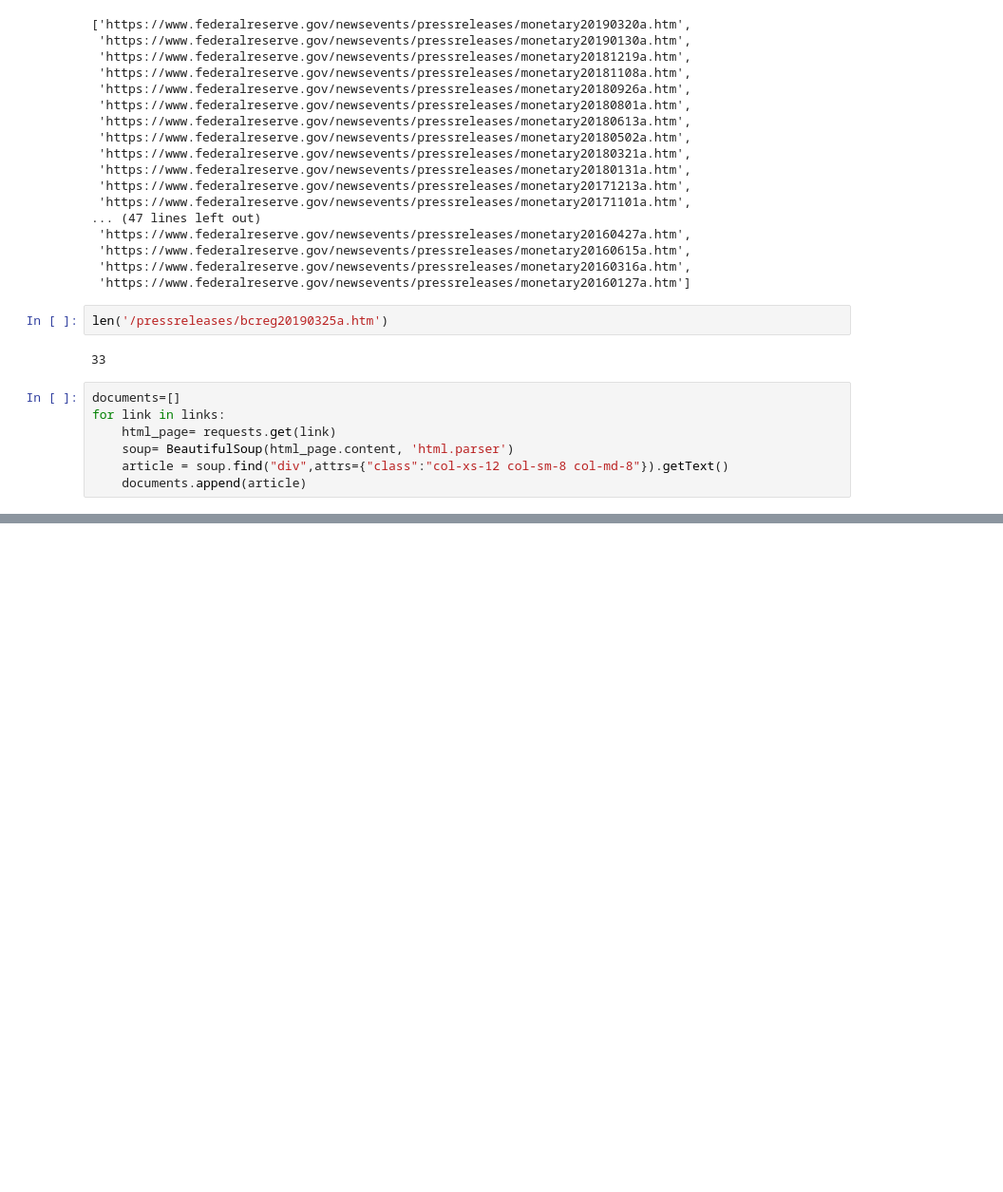
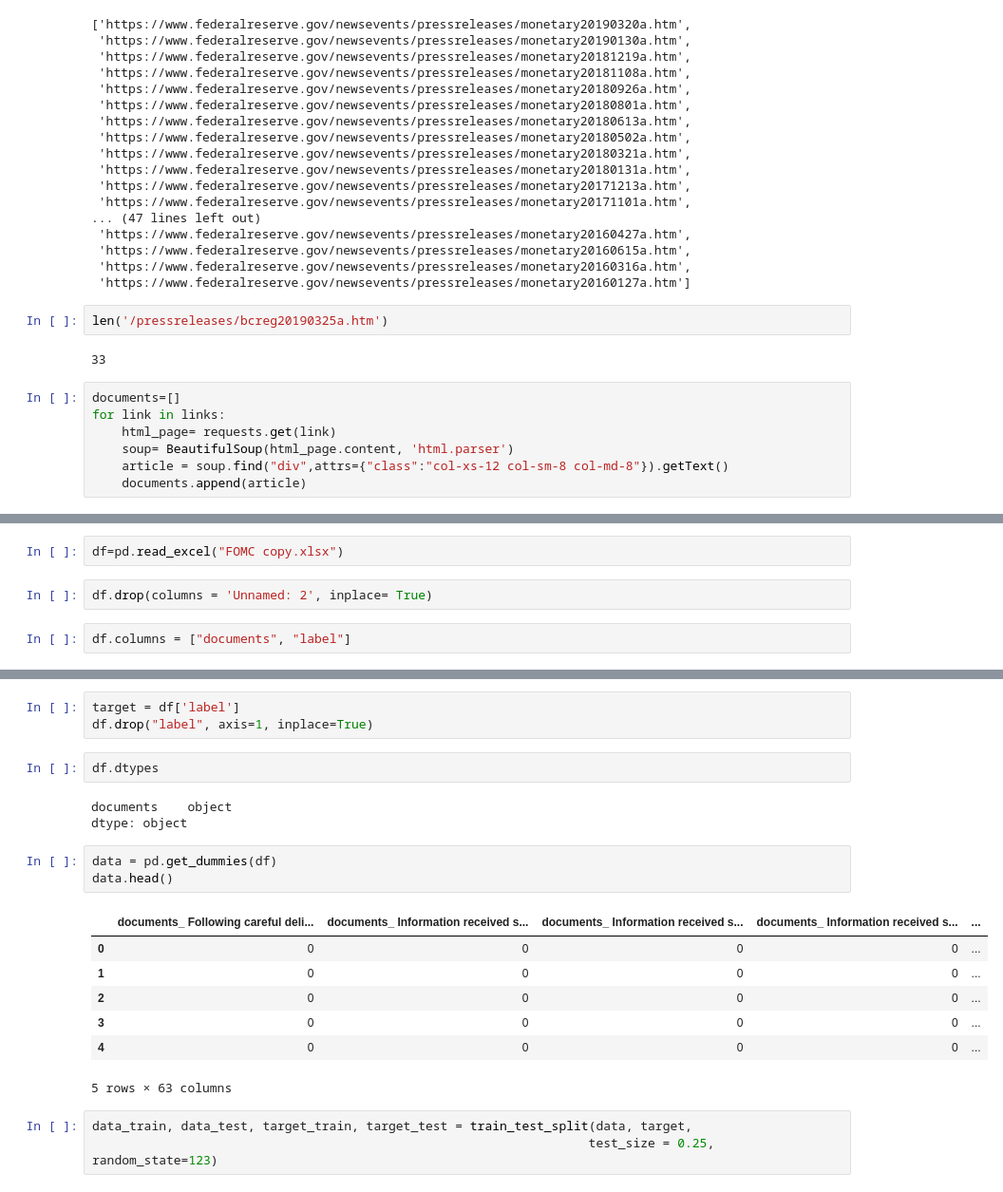
Before and after one commit to MarcSchneider71/Mod-3-Project--FOMC-Classfier-NLP, a Jupyter notebook: DatafromarticlesBeautifulSoupJSON.ipynb, the cells around one changed output, grey strips where cells are left out. Shown: that part at 95% size. Saved outputs shown, nothing was run; the diff lists cells and outputs as text; blank space fills up the shorter version.

```diff
--- a/DatafromarticlesBeautifulSoupJSON.ipynb
+++ b/DatafromarticlesBeautifulSoupJSON.ipynb
@@ -104,0 +110,6 @@ documents[0]
+# %%
+df=pd.read_excel("FOMC copy.xlsx")
+# %%
+df.drop(columns = 'Unnamed: 2', inplace= True)
+# %%
+df.columns = ["documents", "label"]
@@ -104,0 +373,22 @@ documents[0]
+# %%
+target = df['label']
+df.drop("label", axis=1, inplace=True)
+# %%
+df.dtypes
+# %% [output]
+documents    object
+dtype: object
+# %%
+data = pd.get_dummies(df)
+data.head()
+# %% [output]
+|  | documents_ Following careful deli... | documents_ Information received s... | documents_ Information received s... | documents_ Information received s... | ... |
+| 0 | 0 | 0 | 0 | 0 | ... |
+| 1 | 0 | 0 | 0 | 0 | ... |
+| 2 | 0 | 0 | 0 | 0 | ... |
+| 3 | 0 | 0 | 0 | 0 | ... |
+| 4 | 0 | 0 | 0 | 0 | ... |
+5 rows × 63 columns
+# %%
+data_train, data_test, target_train, target_test = train_test_split(data, target,
+                                                                   test_size = 0.25, random_state=123)
```
Also changed, not shown: parts of 52 cells of this notebook, 10 other files.
